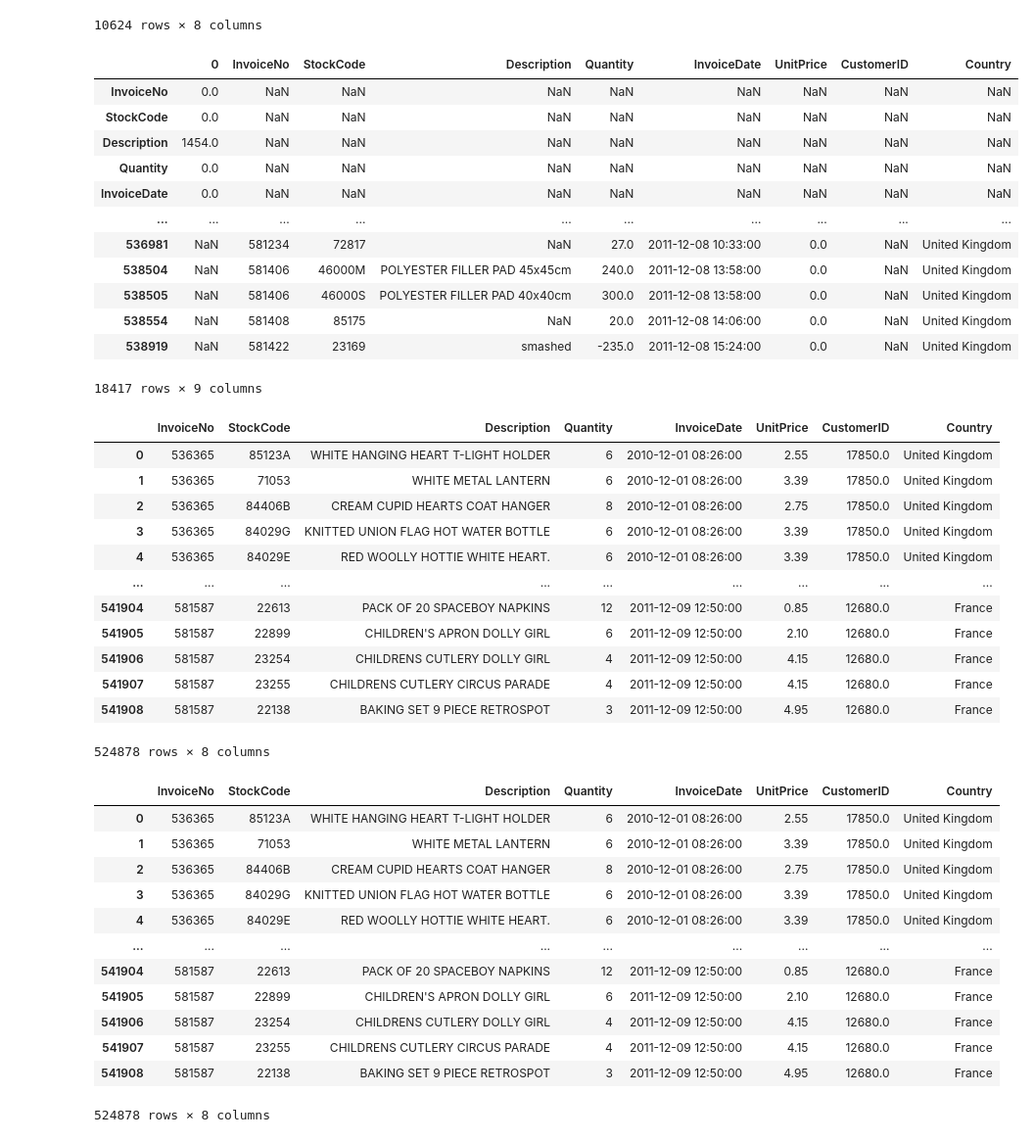
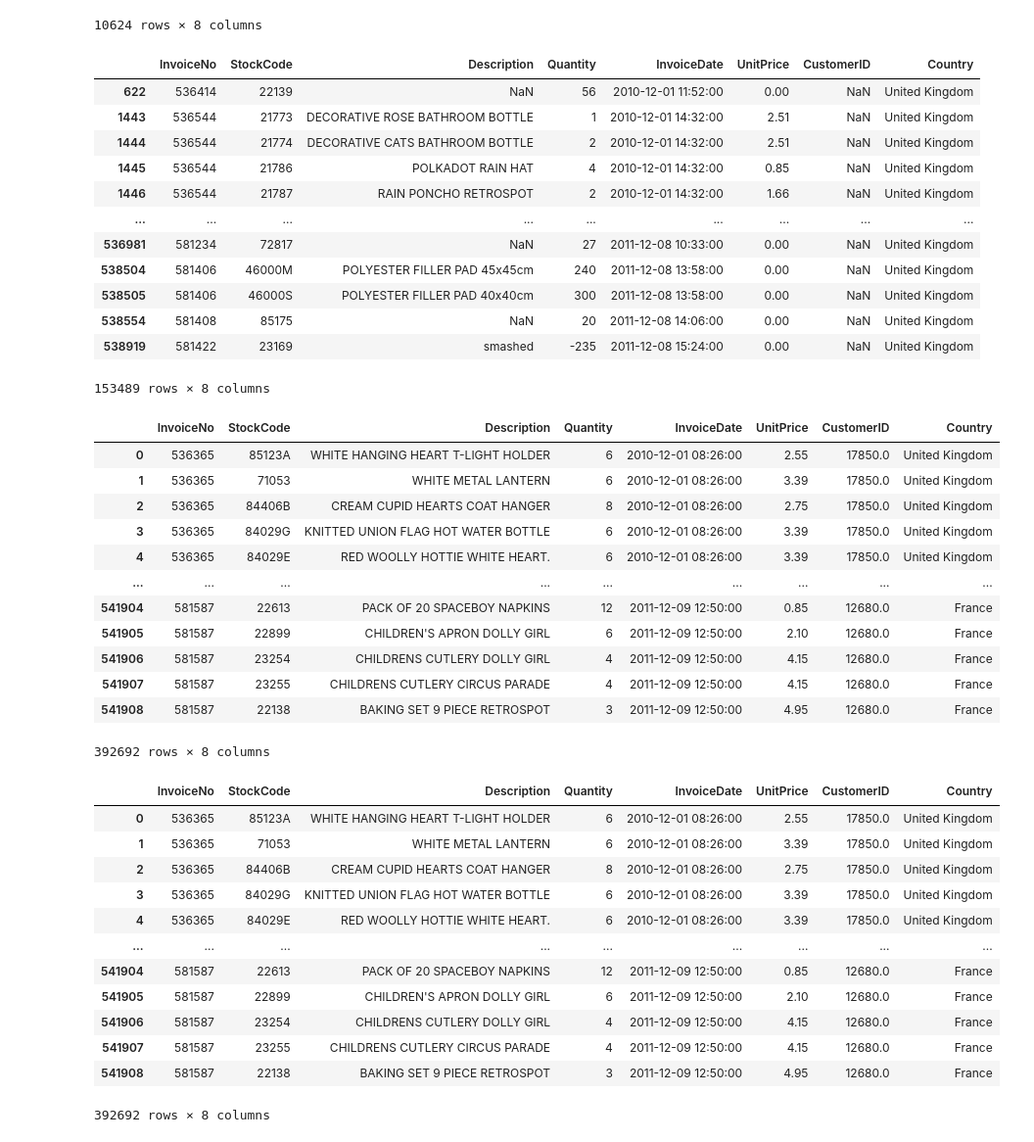
Before and after one commit to djafarou-ML/FUTURE_DS_01, a Jupyter notebook: analyse_vente.ipynb, the cells around one changed output. Shown at 98% size. Cells and saved outputs as stored; diff of their text form; code cells hidden in the pictures.

```diff
--- a/analyse_vente.ipynb
+++ b/analyse_vente.ipynb
@@ -97,3 +97,6 @@ UnitPrice           0
 CustomerID     135080
 Country             0
 dtype: int64
+# %%
+customer_absent = df[df['CustomerID'].isnull()]
+customer_absent
@@ -160,24 +177,23 @@ negative_quantity
 # %%
 '''Creation de DataFrame contenant les mauvaises donnes : commande annuler, quantite negatif et prix et perte
     Tentative de regrouper toutes les données problématiques dans un seul DataFrame
 '''
-
-bad_data = pd.concat([data_absent,negative_unit_price, negative_quantity, duplicate, price_zero])
+bad_data = pd.concat([customer_absent, negative_unit_price, negative_quantity, duplicate, price_zero])
 bad_data
 # %% [output]
-|  | 0 | InvoiceNo | StockCode | Description | Quantity | InvoiceDate | UnitPrice | CustomerID | Country |
-| InvoiceNo | 0.0 | NaN | NaN | NaN | NaN | NaN | NaN | NaN | NaN |
-| StockCode | 0.0 | NaN | NaN | NaN | NaN | NaN | NaN | NaN | NaN |
-| Description | 1454.0 | NaN | NaN | NaN | NaN | NaN | NaN | NaN | NaN |
-| Quantity | 0.0 | NaN | NaN | NaN | NaN | NaN | NaN | NaN | NaN |
-| InvoiceDate | 0.0 | NaN | NaN | NaN | NaN | NaN | NaN | NaN | NaN |
-| ... | ... | ... | ... | ... | ... | ... | ... | ... | ... |
-| 536981 | NaN | 581234 | 72817 | NaN | 27.0 | 2011-12-08 10:33:00 | 0.0 | NaN | United Kingdom |
-| 538504 | NaN | 581406 | 46000M | POLYESTER FILLER PAD 45x45cm | 240.0 | 2011-12-08 13:58:00 | 0.0 | NaN | United Kingdom |
-| 538505 | NaN | 581406 | 46000S | POLYESTER FILLER PAD 40x40cm | 300.0 | 2011-12-08 13:58:00 | 0.0 | NaN | United Kingdom |
-| 538554 | NaN | 581408 | 85175 | NaN | 20.0 | 2011-12-08 14:06:00 | 0.0 | NaN | United Kingdom |
-| 538919 | NaN | 581422 | 23169 | smashed | -235.0 | 2011-12-08 15:24:00 | 0.0 | NaN | United Kingdom |
+|  | InvoiceNo | StockCode | Description | Quantity | InvoiceDate | UnitPrice | CustomerID | Country |
+| 622 | 536414 | 22139 | NaN | 56 | 2010-12-01 11:52:00 | 0.00 | NaN | United Kingdom |
+| 1443 | 536544 | 21773 | DECORATIVE ROSE BATHROOM BOTTLE | 1 | 2010-12-01 14:32:00 | 2.51 | NaN | United Kingdom |
+| 1444 | 536544 | 21774 | DECORATIVE CATS BATHROOM BOTTLE | 2 | 2010-12-01 14:32:00 | 2.51 | NaN | United Kingdom |
+| 1445 | 536544 | 21786 | POLKADOT RAIN HAT | 4 | 2010-12-01 14:32:00 | 0.85 | NaN | United Kingdom |
+| 1446 | 536544 | 21787 | RAIN PONCHO RETROSPOT | 2 | 2010-12-01 14:32:00 | 1.66 | NaN | United Kingdom |
+| ... | ... | ... | ... | ... | ... | ... | ... | ... |
+| 536981 | 581234 | 72817 | NaN | 27 | 2011-12-08 10:33:00 | 0.00 | NaN | United Kingdom |
+| 538504 | 581406 | 46000M | POLYESTER FILLER PAD 45x45cm | 240 | 2011-12-08 13:58:00 | 0.00 | NaN | United Kingdom |
+| 538505 | 581406 | 46000S | POLYESTER FILLER PAD 40x40cm | 300 | 2011-12-08 13:58:00 | 0.00 | NaN | United Kingdom |
+| 538554 | 581408 | 85175 | NaN | 20 | 2011-12-08 14:06:00 | 0.00 | NaN | United Kingdom |
+| 538919 | 581422 | 23169 | smashed | -235 | 2011-12-08 15:24:00 | 0.00 | NaN | United Kingdom |
-18417 rows × 9 columns
+153489 rows × 8 columns
 # %%
 # Suppression des lignes identifiées comme problématiques à partir de leurs index
 df = df.drop(bad_data.index, errors='ignore')
@@ -195,7 +211,7 @@ df
 | 541906 | 581587 | 23254 | CHILDRENS CUTLERY DOLLY GIRL | 4 | 2011-12-09 12:50:00 | 4.15 | 12680.0 | France |
 | 541907 | 581587 | 23255 | CHILDRENS CUTLERY CIRCUS PARADE | 4 | 2011-12-09 12:50:00 | 4.15 | 12680.0 | France |
 | 541908 | 581587 | 22138 | BAKING SET 9 PIECE RETROSPOT | 3 | 2011-12-09 12:50:00 | 4.95 | 12680.0 | France |
-524878 rows × 8 columns
+392692 rows × 8 columns
 # %%
 # Conversion de 'InvoiceDate' en datetime pour analyses futures
 df['InvoiceDate'] = pd.to_datetime(df['InvoiceDate'])
@@ -213,4 +229,4 @@ df
 | 541906 | 581587 | 23254 | CHILDRENS CUTLERY DOLLY GIRL | 4 | 2011-12-09 12:50:00 | 4.15 | 12680.0 | France |
 | 541907 | 581587 | 23255 | CHILDRENS CUTLERY CIRCUS PARADE | 4 | 2011-12-09 12:50:00 | 4.15 | 12680.0 | France |
 | 541908 | 581587 | 22138 | BAKING SET 9 PIECE RETROSPOT | 3 | 2011-12-09 12:50:00 | 4.95 | 12680.0 | France |
-524878 rows × 8 columns
+392692 rows × 8 columns
```
Also changed, not shown: parts of 5 cells of this notebook, 1 other file.
